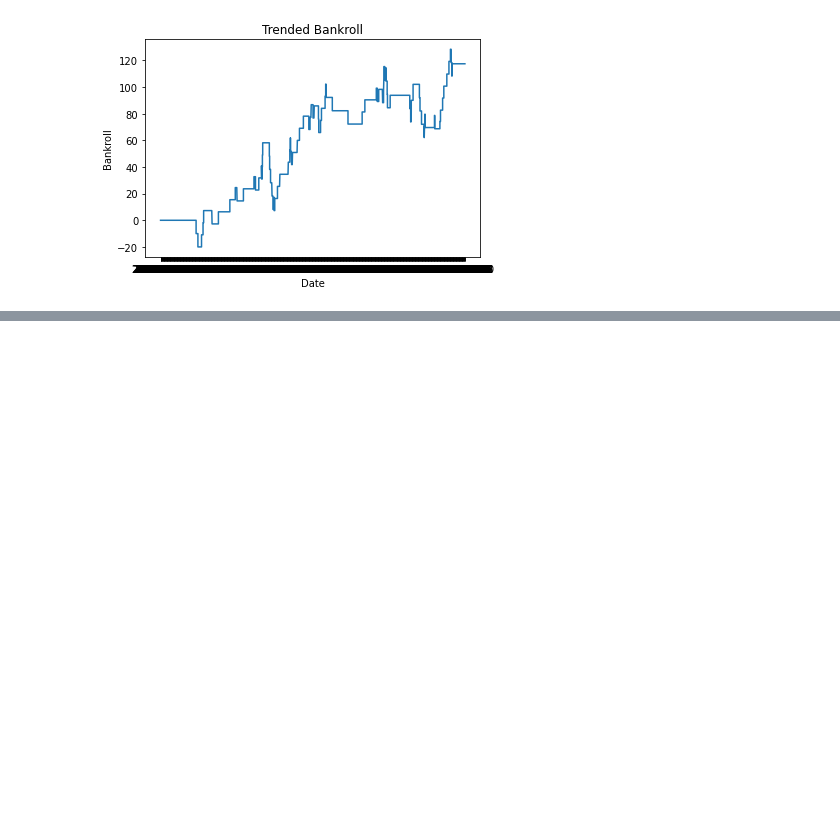
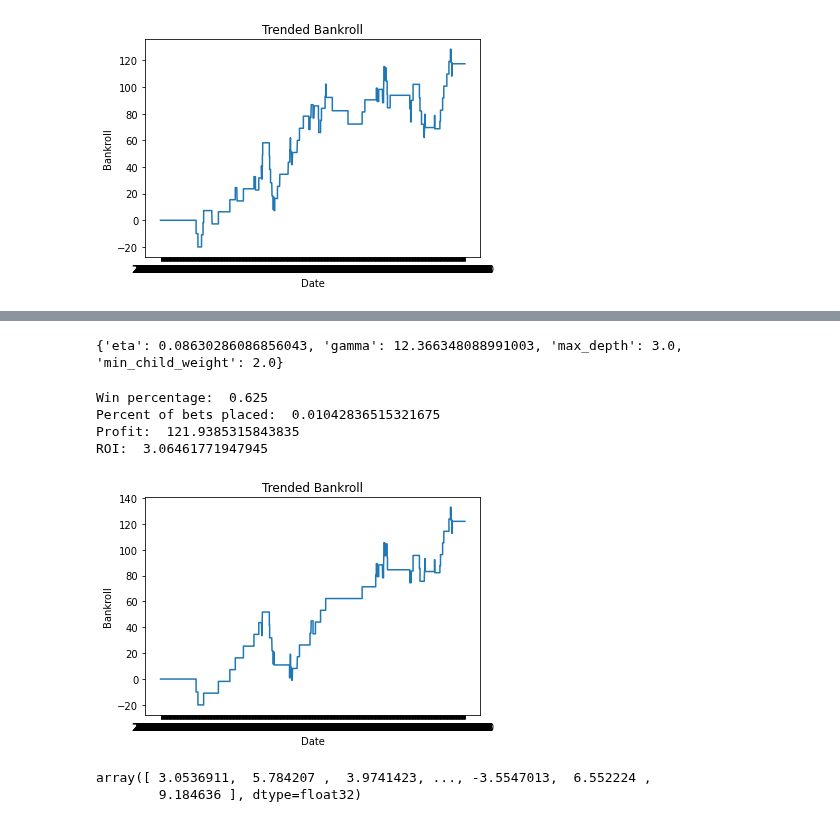
Before and after one commit to jnshzk/nba_beating_the_spread, a Jupyter notebook: models_v3.ipynb, the cells around one changed output, grey strips where cells are left out. Saved outputs shown, nothing was run; the diff lists cells and outputs as text; code cells hidden in the pictures; blank space fills up the shorter version.

```diff
--- a/models_v3.ipynb
+++ b/models_v3.ipynb
@@ -594,12 +597,0 @@ ridge_tuned.best_params_
-# %%
-#implement ridge regression
-#ridge regression did not significantly improve performance of baseline linear regression
-'''
-ridge_reg = Ridge()
-alpha = np.logspace(1e-5, 1, 100)
-grid = {'alpha' : alpha}
-
-ridge_reg = GridSearchCV(estimator=ridge_reg, param_grid=grid, cv=5, verbose=5)
-ridge_reg.fit(X_train_poly, y_train_pca)
-print('Best score: ', ridge_reg.best_score_)
-'''
@@ -634,0 +629,8 @@ rf_random.fit(X_train, y_train)
+# %%
+trials = Trials()
+
+best_params = fmin(fn=objective,
+                  space=hp_space,
+                  algo = tpe.suggest,
+                  max_evals = 100,
+                  trials=trials)
@@ -634,0 +657,22 @@ rf_random.fit(X_train, y_train)
+# %%
+print(best_params)
+# %% [output]
+{'eta': 0.08630286086856043, 'gamma': 12.366348088991003, 'max_depth': 3.0, 'min_child_weight': 2.0}
+# %%
+xgb_tuned = XGBRegressor(eta=best_params['eta'],
+                        gamma=best_params['gamma'],
+                        max_depth=int(best_params['max_depth']),
+                        min_child_weight=best_params['min_child_weight'])
+xgb_tuned.fit(X_train_pca, y_train_pca)
+eval_winnings(xgb_tuned, X_test_pca, test_ids_set, confidence_threshold=20, bet_amt=10)
+# %% [output]
+Win percentage:  0.625
+Percent of bets placed:  0.01042836515321675
+Profit:  121.9385315843835
+ROI:  3.06461771947945
+[figure, added]
+# %%
+xgb.predict(X_test_pca)
+# %% [output]
+array([ 3.0536911,  5.784207 ,  3.9741423, ..., -3.5547013,  6.552224 ,
+        9.184636 ], dtype=float32)
```
Also changed, not shown: parts of 10 cells of this notebook.
